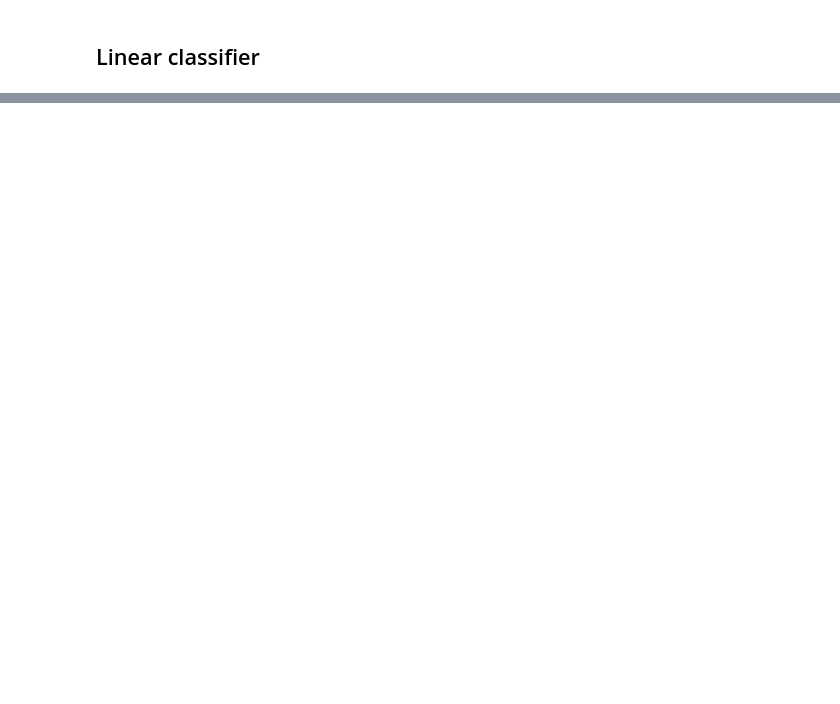
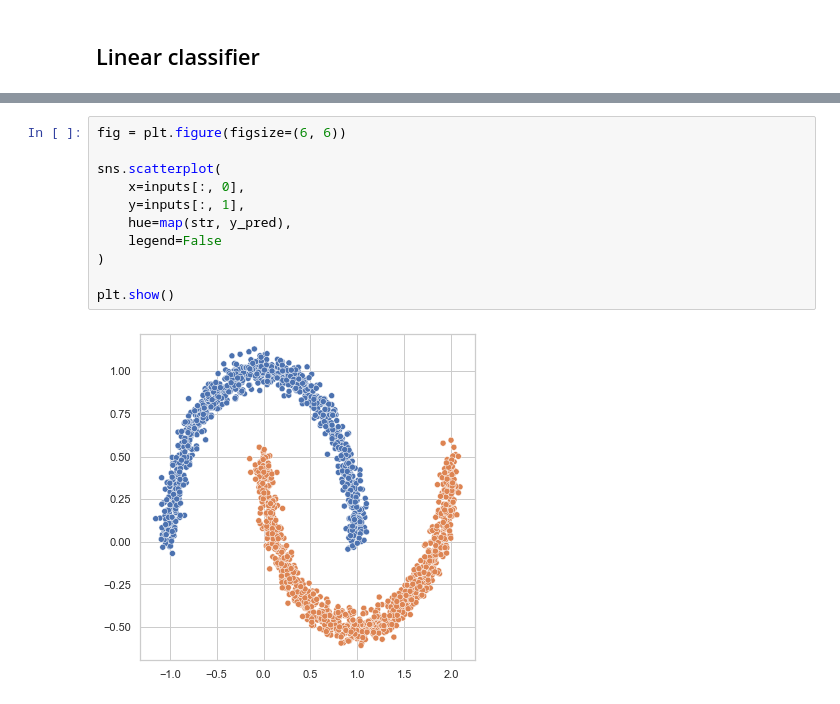
Before and after one commit to ericdaat/SiMCa, a Jupyter notebook: notebooks/clustering_blobs.ipynb, the cells around one changed output, grey strips where cells are left out. Saved outputs shown, nothing was run; the diff lists cells and outputs as text; blank space fills up the shorter version.

```diff
--- a/notebooks/clustering_blobs.ipynb
+++ b/notebooks/clustering_blobs.ipynb
@@ -257,0 +275,13 @@ accuracy_score(y_true, y_pred)
+# %%
+fig = plt.figure(figsize=(6, 6))
+
+sns.scatterplot(
+    x=inputs[:, 0],
+    y=inputs[:, 1],
+    hue=map(str, y_pred),
+    legend=False
+)
+
+plt.show()
+# %% [output]
+[figure, added]
```
Also changed, not shown: parts of 10 cells of this notebook.
